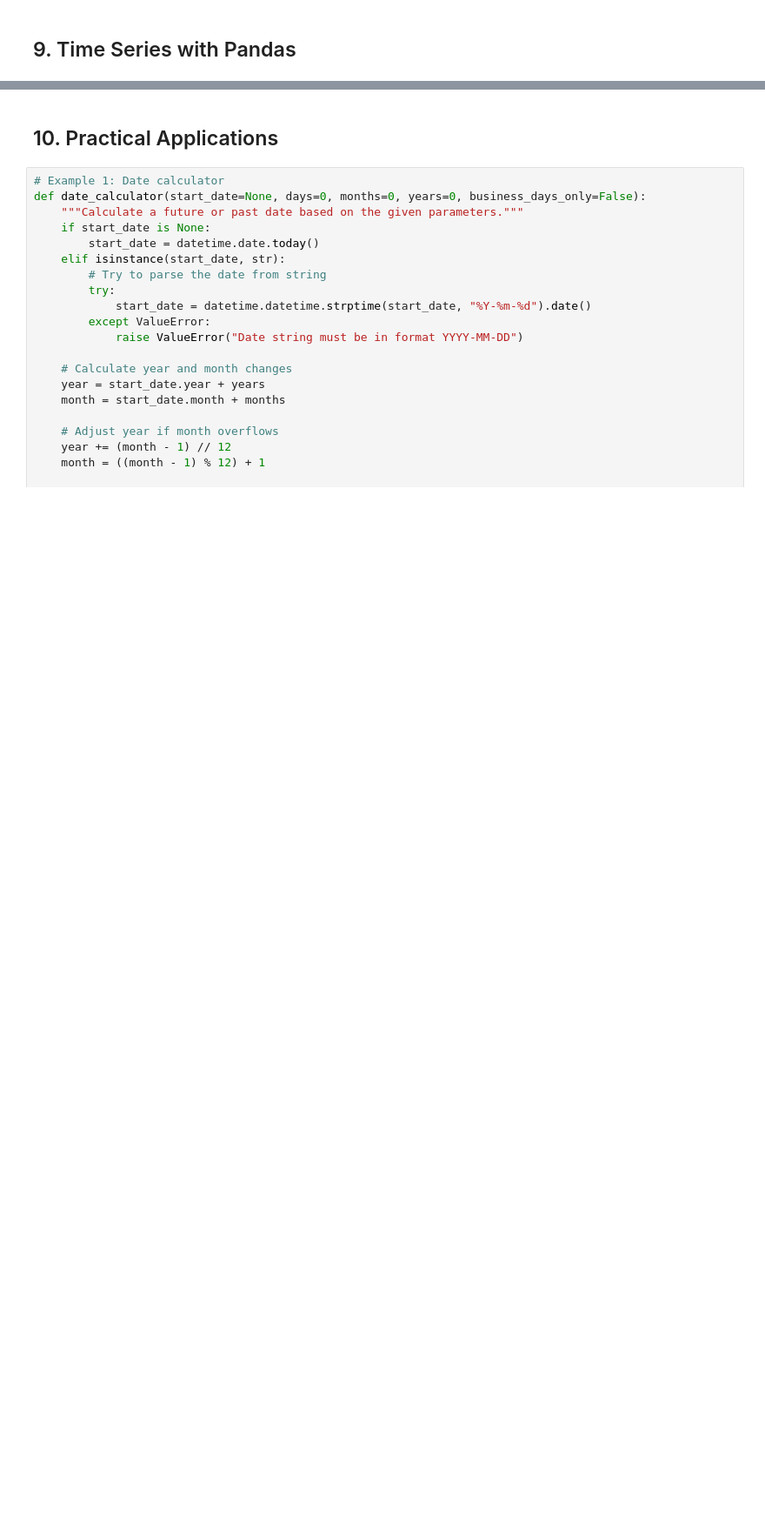
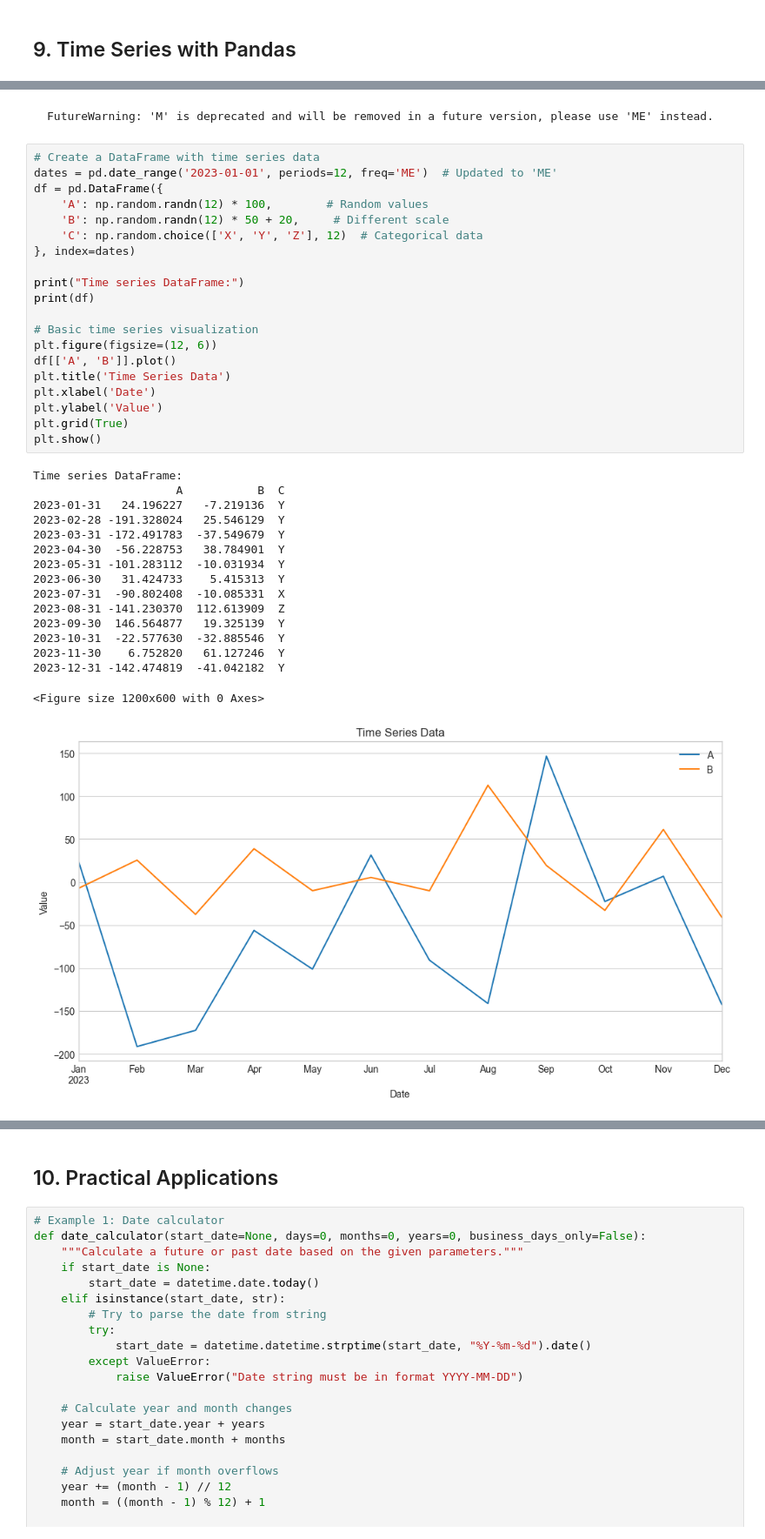
Before and after one commit to pavelklos/ai-ml, a Jupyter notebook: 5-PY/05-01-16.ipynb, the cells around one changed output, grey strips where cells are left out. Shown at 87% size. Saved outputs shown, nothing was run; the diff lists cells and outputs as text; blank space fills up the shorter version.

````diff
--- a/5-PY/05-01-16.ipynb
+++ b/5-PY/05-01-16.ipynb
@@ -480 +734,42 @@ plt.show()
+# %% [markdown]
+```
+FutureWarning: 'M' is deprecated and will be removed in a future version, please use 'ME' instead.
+```
+# %%
+# Create a DataFrame with time series data
+dates = pd.date_range('2023-01-01', periods=12, freq='ME')  # Updated to 'ME'
+df = pd.DataFrame({
+    'A': np.random.randn(12) * 100,        # Random values
+    'B': np.random.randn(12) * 50 + 20,     # Different scale
+    'C': np.random.choice(['X', 'Y', 'Z'], 12)  # Categorical data
+}, index=dates)
+
+print("Time series DataFrame:")
+print(df)
+
+# Basic time series visualization
+plt.figure(figsize=(12, 6))
+df[['A', 'B']].plot()
+plt.title('Time Series Data')
+plt.xlabel('Date')
+plt.ylabel('Value')
+plt.grid(True)
+plt.show()
+# %% [output]
+Time series DataFrame:
+                     A           B  C
+2023-01-31   24.196227   -7.219136  Y
+2023-02-28 -191.328024   25.546129  Y
+2023-03-31 -172.491783  -37.549679  Y
+2023-04-30  -56.228753   38.784901  Y
+2023-05-31 -101.283112  -10.031934  Y
+2023-06-30   31.424733    5.415313  Y
+2023-07-31  -90.802408  -10.085331  X
+2023-08-31 -141.230370  112.613909  Z
+2023-09-30  146.564877   19.325139  Y
+2023-10-31  -22.577630  -32.885546  Y
+2023-11-30    6.752820   61.127246  Y
+2023-12-31 -142.474819  -41.042182  Y
+<Figure size 1200x600 with 0 Axes>
+[figure, added]
 # %%
````
Also changed, not shown: parts of 41 cells of this notebook.
